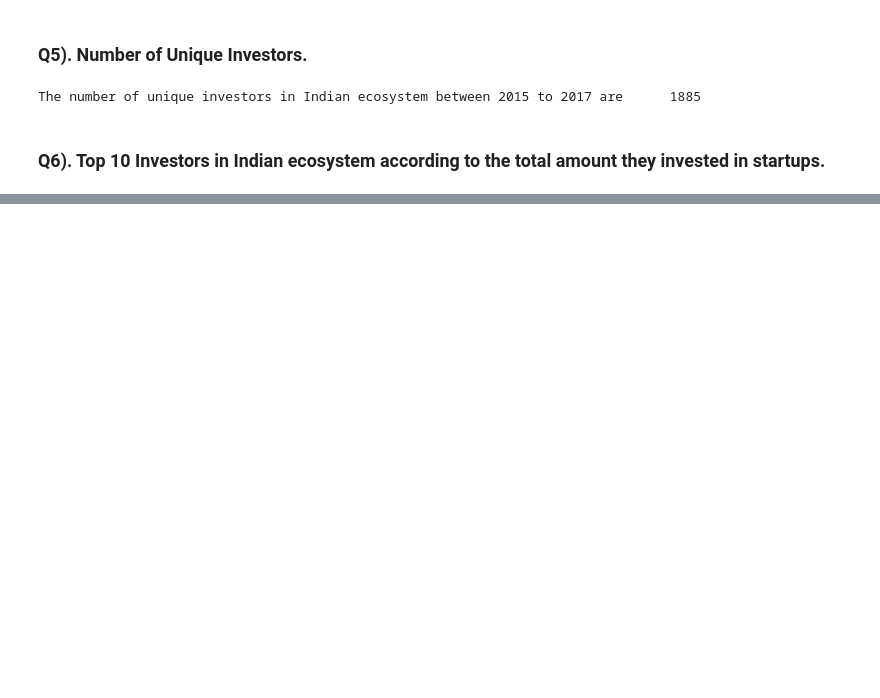
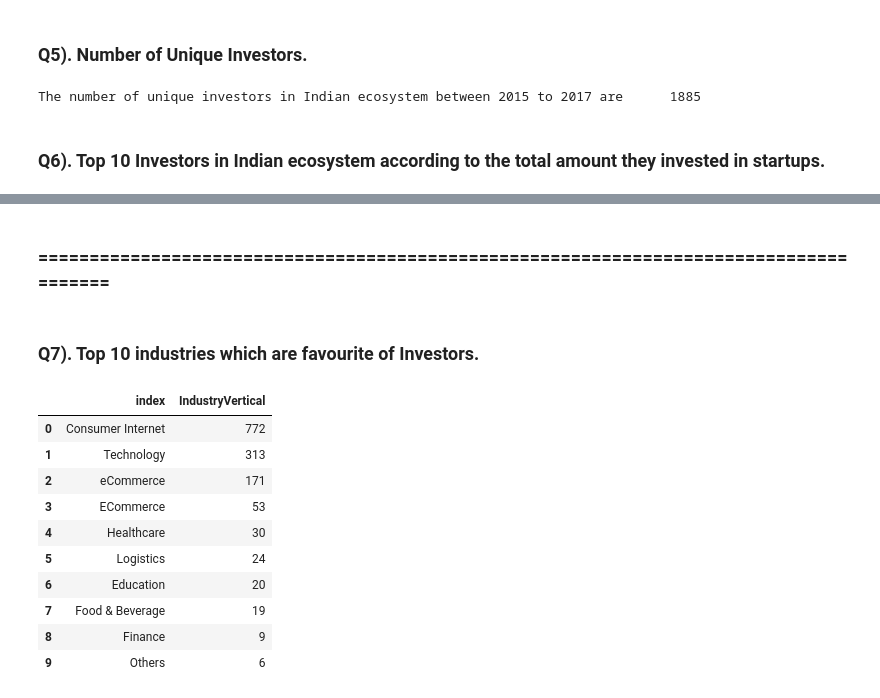
Before and after one commit to rahul221389/Exploration_Indian_Startups_Funding, a Jupyter notebook: indian startups.ipynb, the cells around one changed output, grey strips where cells are left out. Cells and saved outputs as stored; diff of their text form; code cells hidden in the pictures; blank space fills up the shorter version.

```diff
--- a/indian startups.ipynb
+++ b/indian startups.ipynb
@@ -166,0 +183,18 @@ The number of unique investors in Indian ecosystem between 2015 to 2017 are
+# %% [markdown]
+### ======================================================================================
+# %% [markdown]
+### Q7). Top 10 industries which are favourite of Investors.
+# %%
+df_startup['IndustryVertical'].value_counts()[:10].reset_index()
+# %% [output]
+|  | index | IndustryVertical |
+| 0 | Consumer Internet | 772 |
+| 1 | Technology | 313 |
+| 2 | eCommerce | 171 |
+| 3 | ECommerce | 53 |
+| 4 | Healthcare | 30 |
+| 5 | Logistics | 24 |
+| 6 | Education | 20 |
+| 7 | Food & Beverage | 19 |
+| 8 | Finance | 9 |
+| 9 | Others | 6 |
```
Also changed, not shown: parts of 10 cells of this notebook.
